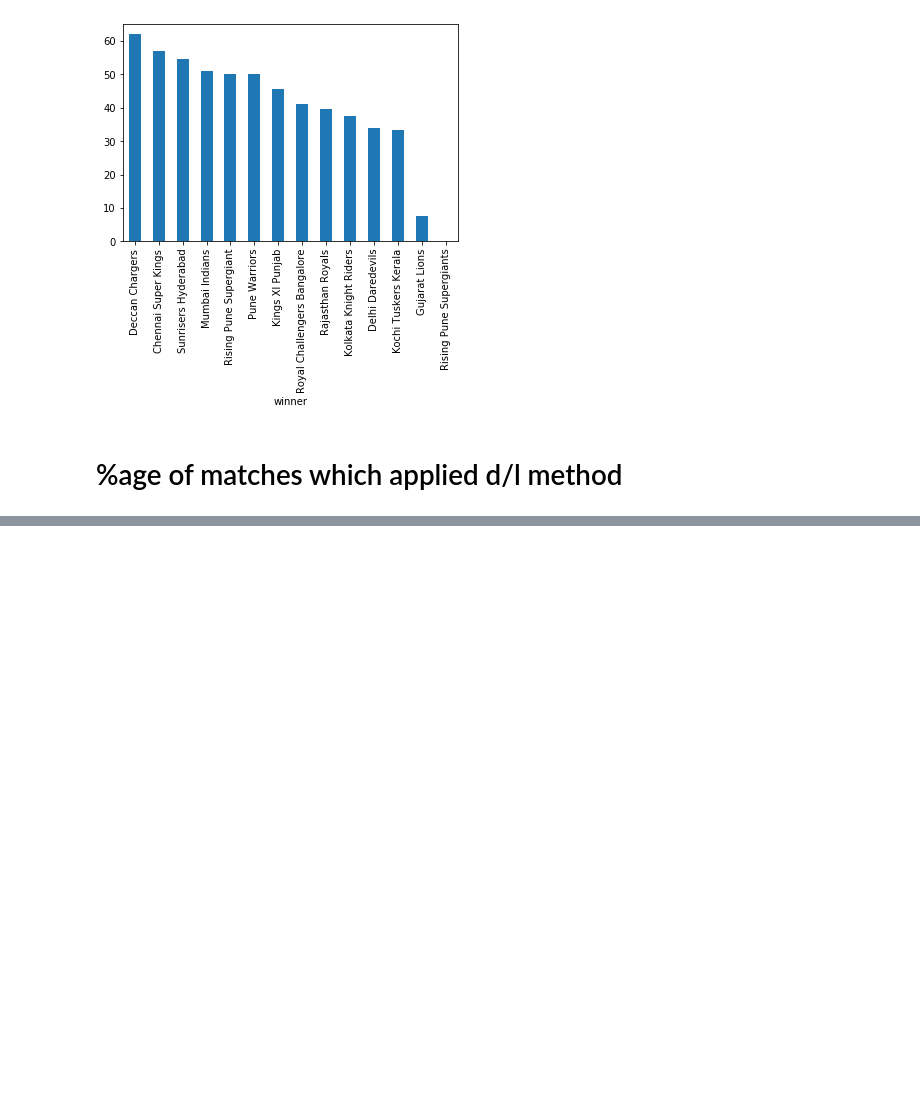
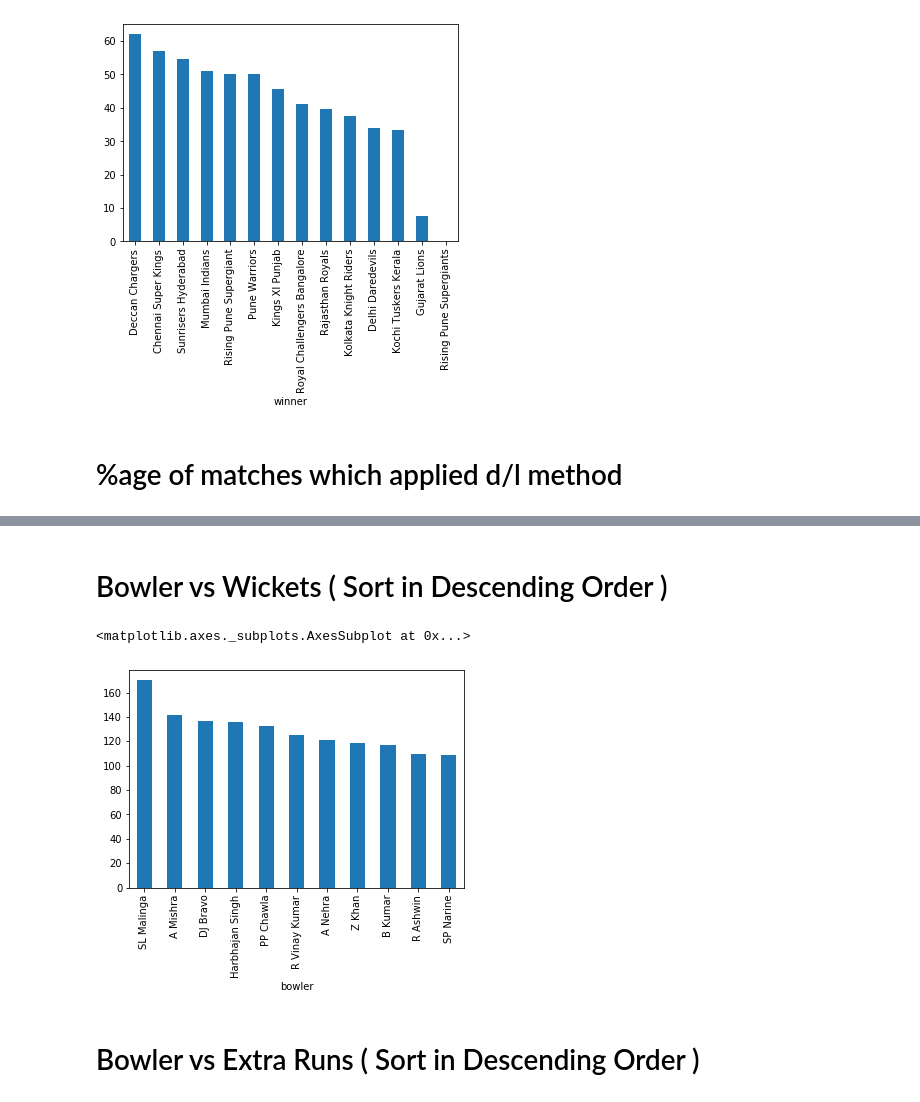
Before and after one commit to kumarishalini13/Machine-Learning, a Jupyter notebook: IPL.ipynb, the cells around one changed output, grey strips where cells are left out. Saved outputs shown, nothing was run; the diff lists cells and outputs as text; code cells hidden in the pictures; blank space fills up the shorter version.

```diff
--- a/IPL.ipynb
+++ b/IPL.ipynb
@@ -96,0 +116,11 @@ dtype: int64
+# %% [markdown]
+# Bowler vs Wickets ( Sort in Descending Order )
+# %%
+bowler_wic = deliveries.groupby('bowler')['player_dismissed'].count()
+bowler_wic.sort_values(ascending=False)
+bowler_wic.sort_values(ascending=False)[0:11].plot(kind='bar')
+# %% [output]
+<matplotlib.axes._subplots.AxesSubplot at 0x...>
+[figure, added]
+# %% [markdown]
+# Bowler vs Extra Runs ( Sort in Descending Order )
```
Also changed, not shown: parts of 13 cells of this notebook.
